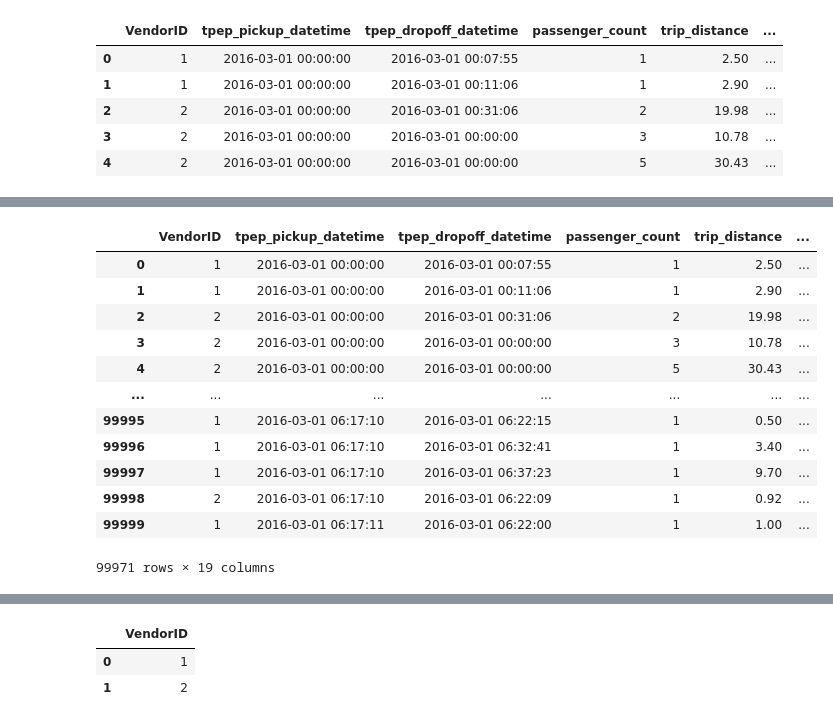
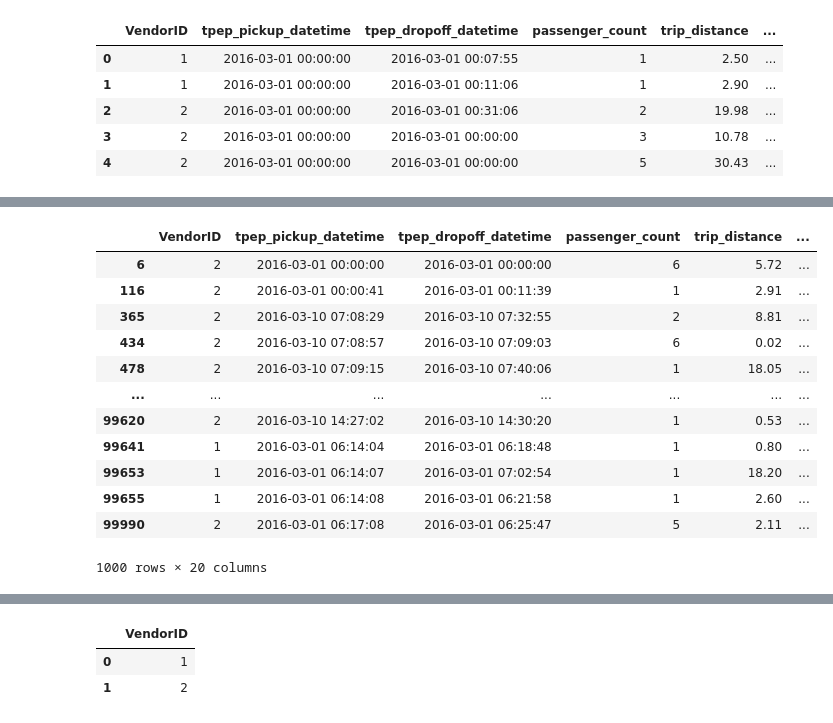
Before and after one commit to WithDD97/Uber-Data-Analytics-, a Jupyter notebook: Uber_data (1).ipynb, the cells around one changed output, grey strips where cells are left out. Drawn from its saved outputs; the diff is of its cells as text; code cells hidden in the pictures.

```diff
--- a/Uber_data (1).ipynb
+++ b/Uber_data (1).ipynb
@@ -97,25 +67,33 @@ df[df['total_amount']==0]
+# %%
+df[(df['pickup_longitude']==0) | (df['pickup_latitude']==0) | (df['dropoff_longitude']==0) | (df['dropoff_latitude']==0)]
+# %% [output]
+|  | VendorID | tpep_pickup_datetime | tpep_dropoff_datetime | passenger_count | trip_distance | ... |
+| 6 | 2 | 2016-03-01 00:00:00 | 2016-03-01 00:00:00 | 6 | 5.72 | ... |
+| 116 | 2 | 2016-03-01 00:00:41 | 2016-03-01 00:11:39 | 1 | 2.91 | ... |
+| 365 | 2 | 2016-03-10 07:08:29 | 2016-03-10 07:32:55 | 2 | 8.81 | ... |
+| 434 | 2 | 2016-03-10 07:08:57 | 2016-03-10 07:09:03 | 6 | 0.02 | ... |
+| 478 | 2 | 2016-03-10 07:09:15 | 2016-03-10 07:40:06 | 1 | 18.05 | ... |
+| ... | ... | ... | ... | ... | ... | ... |
+| 99620 | 2 | 2016-03-10 14:27:02 | 2016-03-10 14:30:20 | 1 | 0.53 | ... |
+| 99641 | 1 | 2016-03-01 06:14:04 | 2016-03-01 06:18:48 | 1 | 0.80 | ... |
+| 99653 | 1 | 2016-03-01 06:14:07 | 2016-03-01 07:02:54 | 1 | 18.20 | ... |
+| 99655 | 1 | 2016-03-01 06:14:08 | 2016-03-01 06:21:58 | 1 | 2.60 | ... |
+| 99990 | 2 | 2016-03-01 06:17:08 | 2016-03-01 06:25:47 | 5 | 2.11 | ... |
+1000 rows × 20 columns
 # %%
 # remove all rows where total amount and number of passangers was zero
 
-df_cleaned = df[~(df['total_amount']==0)]
-
-df_cleaned = df_cleaned[~(df_cleaned['passenger_count']==0)]
+df_cleaned = df[~(
+    (df['trip_distance'] == 0) |
+    (df['passenger_count'] == 0) |
+    (df['total_amount']==0) |
+    (df['pickup_longitude']==0) |
+    (df['pickup_latitude']==0) |
+    (df['dropoff_longitude']==0) |
+    (df['dropoff_latitude']==0)
+    )].reset_index(drop=True)
 
 df_cleaned
-# %% [output]
-|  | VendorID | tpep_pickup_datetime | tpep_dropoff_datetime | passenger_count | trip_distance | ... |
-| 0 | 1 | 2016-03-01 00:00:00 | 2016-03-01 00:07:55 | 1 | 2.50 | ... |
-| 1 | 1 | 2016-03-01 00:00:00 | 2016-03-01 00:11:06 | 1 | 2.90 | ... |
-| 2 | 2 | 2016-03-01 00:00:00 | 2016-03-01 00:31:06 | 2 | 19.98 | ... |
-| 3 | 2 | 2016-03-01 00:00:00 | 2016-03-01 00:00:00 | 3 | 10.78 | ... |
-| 4 | 2 | 2016-03-01 00:00:00 | 2016-03-01 00:00:00 | 5 | 30.43 | ... |
-| ... | ... | ... | ... | ... | ... | ... |
-| 99995 | 1 | 2016-03-01 06:17:10 | 2016-03-01 06:22:15 | 1 | 0.50 | ... |
-| 99996 | 1 | 2016-03-01 06:17:10 | 2016-03-01 06:32:41 | 1 | 3.40 | ... |
-| 99997 | 1 | 2016-03-01 06:17:10 | 2016-03-01 06:37:23 | 1 | 9.70 | ... |
-| 99998 | 2 | 2016-03-01 06:17:10 | 2016-03-01 06:22:09 | 1 | 0.92 | ... |
-| 99999 | 1 | 2016-03-01 06:17:11 | 2016-03-01 06:22:00 | 1 | 1.00 | ... |
-99971 rows × 19 columns
 # %%
 # Remove duplicates and reset indexes
 
```
Also changed, not shown: parts of 18 cells of this notebook.
